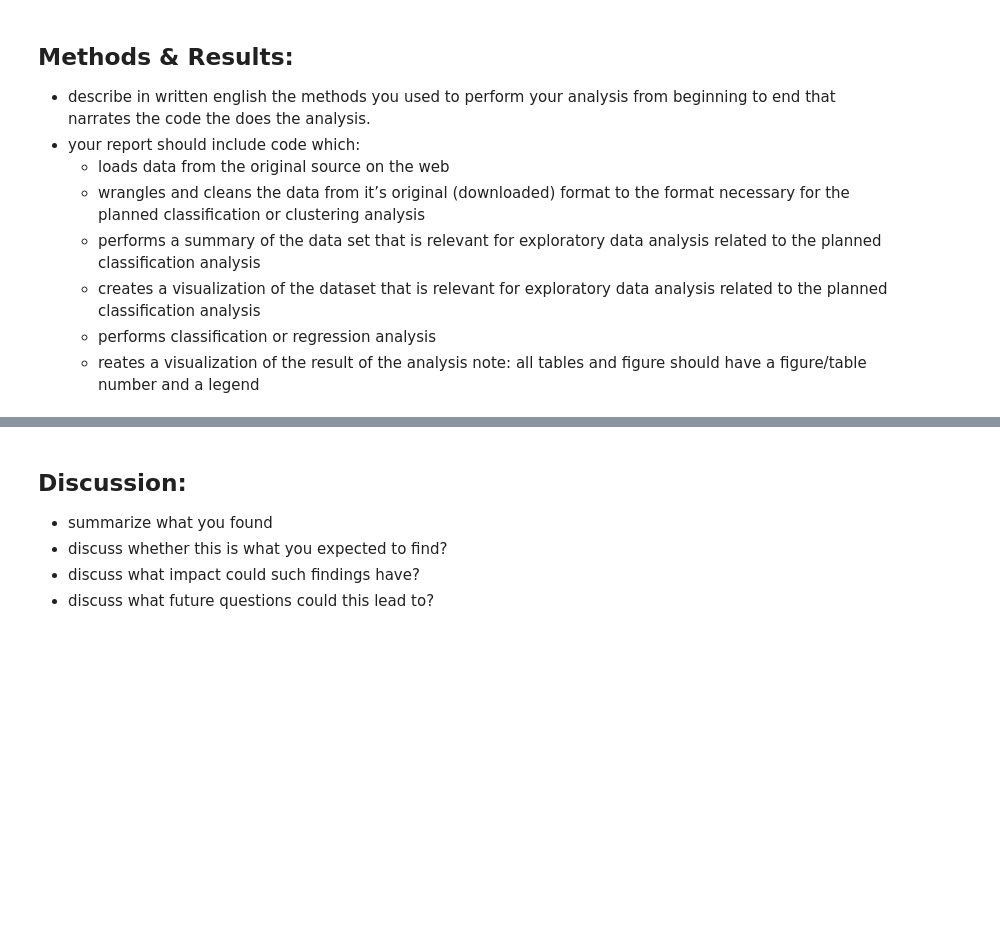
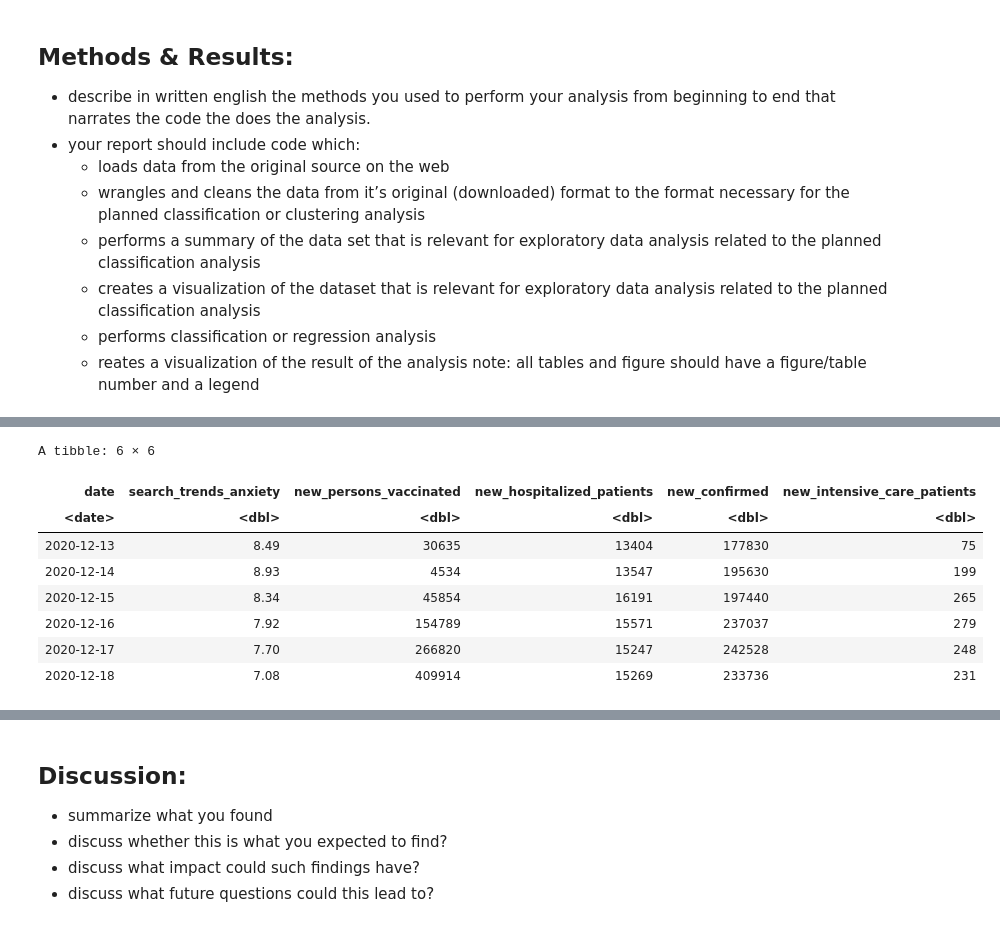
Before and after one commit to DSCI-310-2025/dsci-310-group-14, a Jupyter notebook: covid_analysis.ipynb, the cells around one changed output, grey strips where cells are left out. Drawn from its saved outputs; the diff is of its cells as text; code cells hidden in the pictures; blank space fills up the shorter version.

```diff
--- a/covid_analysis.ipynb
+++ b/covid_analysis.ipynb
@@ -26,0 +71,19 @@ library(tidyverse)
+# %%
+# select only the necessary columns from the dataframe
+us_selected <- us_covid |>
+  select(date, search_trends_anxiety, new_persons_vaccinated, new_hospitalized_patients,
+         new_confirmed, new_intensive_care_patients) |>
+  drop_na()
+
+#inspect first rows of data
+head(us_selected)
+# %% [output]
+A tibble: 6 × 6
+| date | search_trends_anxiety | new_persons_vaccinated | new_hospitalized_patients | new_confirmed | new_intensive_care_patients |
+| <date> | <dbl> | <dbl> | <dbl> | <dbl> | <dbl> |
+| 2020-12-13 | 8.49 | 30635 | 13404 | 177830 | 75 |
+| 2020-12-14 | 8.93 | 4534 | 13547 | 195630 | 199 |
+| 2020-12-15 | 8.34 | 45854 | 16191 | 197440 | 265 |
+| 2020-12-16 | 7.92 | 154789 | 15571 | 237037 | 279 |
+| 2020-12-17 | 7.70 | 266820 | 15247 | 242528 | 248 |
+| 2020-12-18 | 7.08 | 409914 | 15269 | 233736 | 231 |
```
Also changed, not shown: parts of 24 cells of this notebook.
